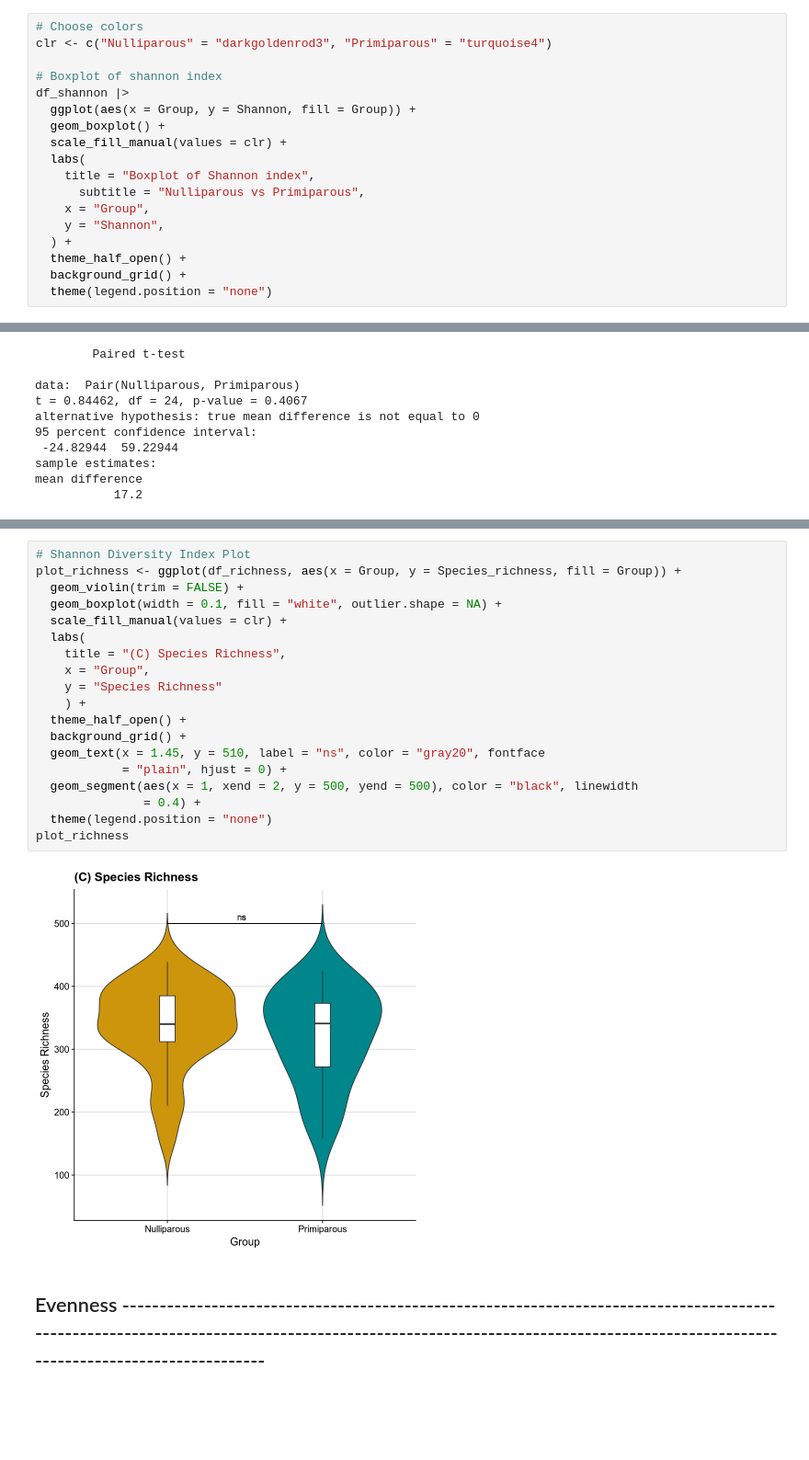
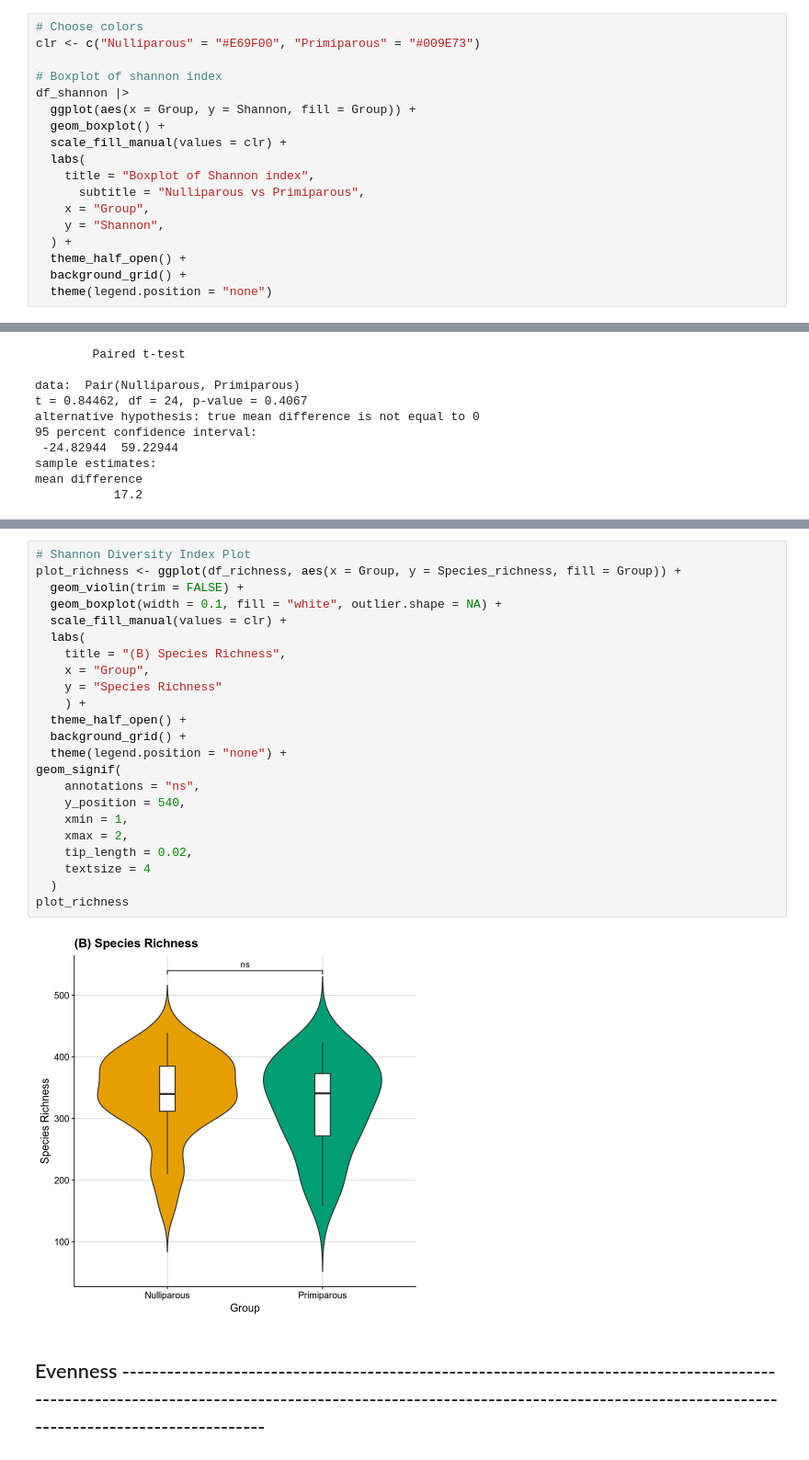
Before and after one commit to bm-nowak/Consecutive_pregnancy_project, a Jupyter notebook: alpha_diversity_tp1.ipynb, the cells around one changed output, grey strips where cells are left out. Shown at 92% size. Saved outputs shown, nothing was run; the diff lists cells and outputs as text; blank space fills up the shorter version.

```diff
--- a/alpha_diversity_tp1.ipynb
+++ b/alpha_diversity_tp1.ipynb
@@ -341,7 +331,7 @@ A data.frame: 6 × 2
 [1] "numeric"
 # %%
 # Choose colors
-clr <- c("Nulliparous" = "darkgoldenrod3", "Primiparous" = "turquoise4")
+clr <- c("Nulliparous" = "#E69F00", "Primiparous" = "#009E73")
 
 # Boxplot of shannon index
 df_shannon |>
@@ -793,24 +763,28 @@ ggwithinstats( # paired samples
 # %%
 # Shannon Diversity Index Plot
 plot_richness <- ggplot(df_richness, aes(x = Group, y = Species_richness, fill = Group)) +
   geom_violin(trim = FALSE) +
   geom_boxplot(width = 0.1, fill = "white", outlier.shape = NA) +
   scale_fill_manual(values = clr) +
   labs(
-    title = "(C) Species Richness",
+    title = "(B) Species Richness",
     x = "Group",
     y = "Species Richness"
     ) +
   theme_half_open() +
   background_grid() +
-  geom_text(x = 1.45, y = 510, label = "ns", color = "gray20", fontface
-            = "plain", hjust = 0) +
-  geom_segment(aes(x = 1, xend = 2, y = 500, yend = 500), color = "black", linewidth
-               = 0.4) +
-  theme(legend.position = "none")
+  theme(legend.position = "none") +
+geom_signif(
+    annotations = "ns",
+    y_position = 540,
+    xmin = 1,
+    xmax = 2,
+    tip_length = 0.02,
+    textsize = 4
+  )
 plot_richness
 # %% [output]
-[figure, old version]
+[figure, new version]
 # %% [markdown]
 ## Evenness ---------------------------------------------------------------------------------------------------------------------------------------------------------------------------------------------------------------------------
 # %%
```
Also changed, not shown: parts of 19 cells of this notebook, 9 other files.
